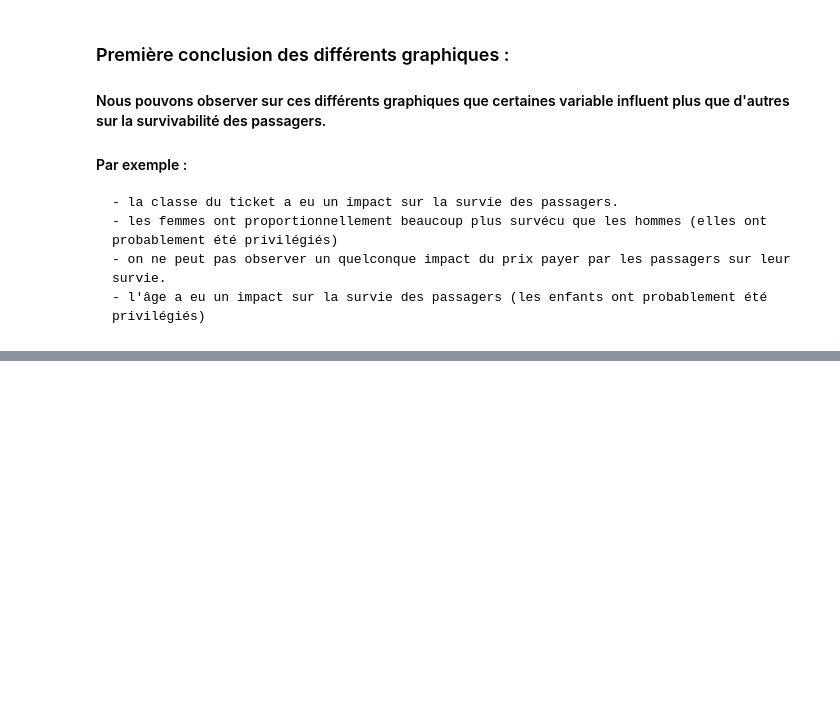
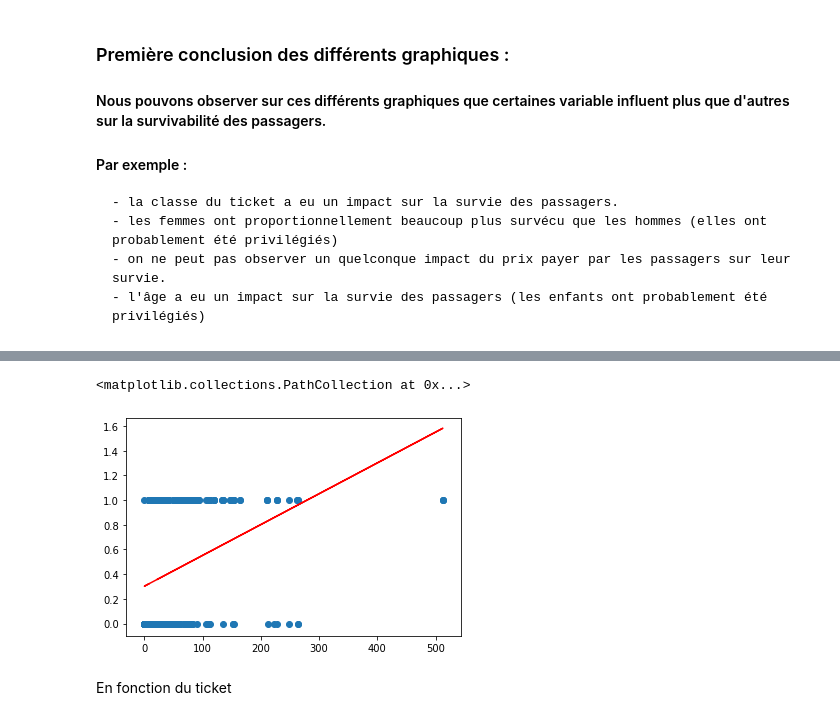
Before and after one commit to ClementB4/Titanic, a Jupyter notebook: briefprojet_titanic.ipynb, the cells around one changed output, grey strips where cells are left out. Cells and saved outputs as stored; diff of their text form; code cells hidden in the pictures; blank space fills up the shorter version.

```diff
--- a/briefprojet_titanic.ipynb
+++ b/briefprojet_titanic.ipynb
@@ -274,0 +319,16 @@ pclass_plot
+# %%
+X_train3 = train['Fare'].to_numpy()
+X_test3 = test['Fare'].to_numpy()
+X_train3 = X_train3.reshape(X_train3.shape[0], 1)
+X_test3 = X_test3.reshape(X_test3.shape[0], 1)
+# %%
+reg3 = LinearRegression().fit(X_train3, y_train)
+# %%
+y_pred3 = reg3.predict(X_test3)
+plt.plot(X_test3, y_pred3, c='r')
+plt.scatter(X_train3,y_train)
+# %% [output]
+<matplotlib.collections.PathCollection at 0x...>
+[figure, added]
+# %% [markdown]
+En fonction du ticket
```
Also changed, not shown: parts of 21 cells of this notebook.
